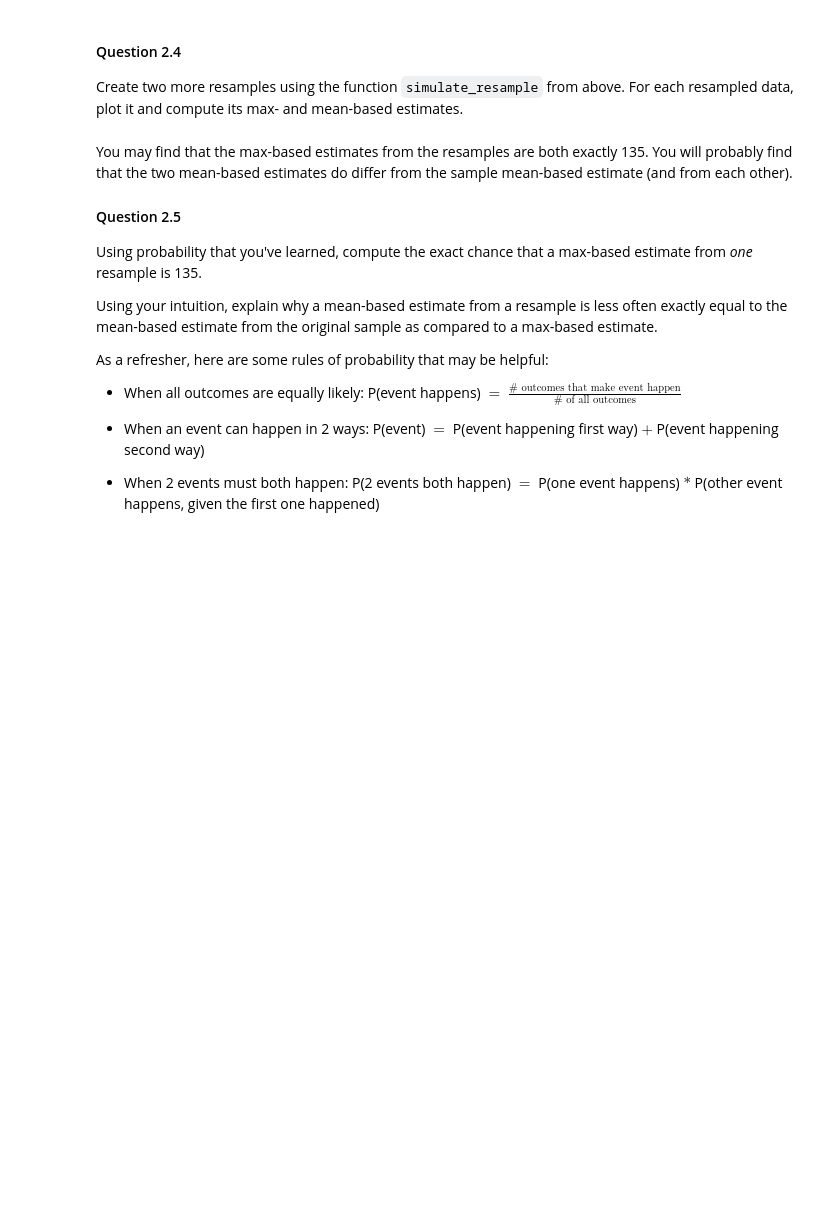
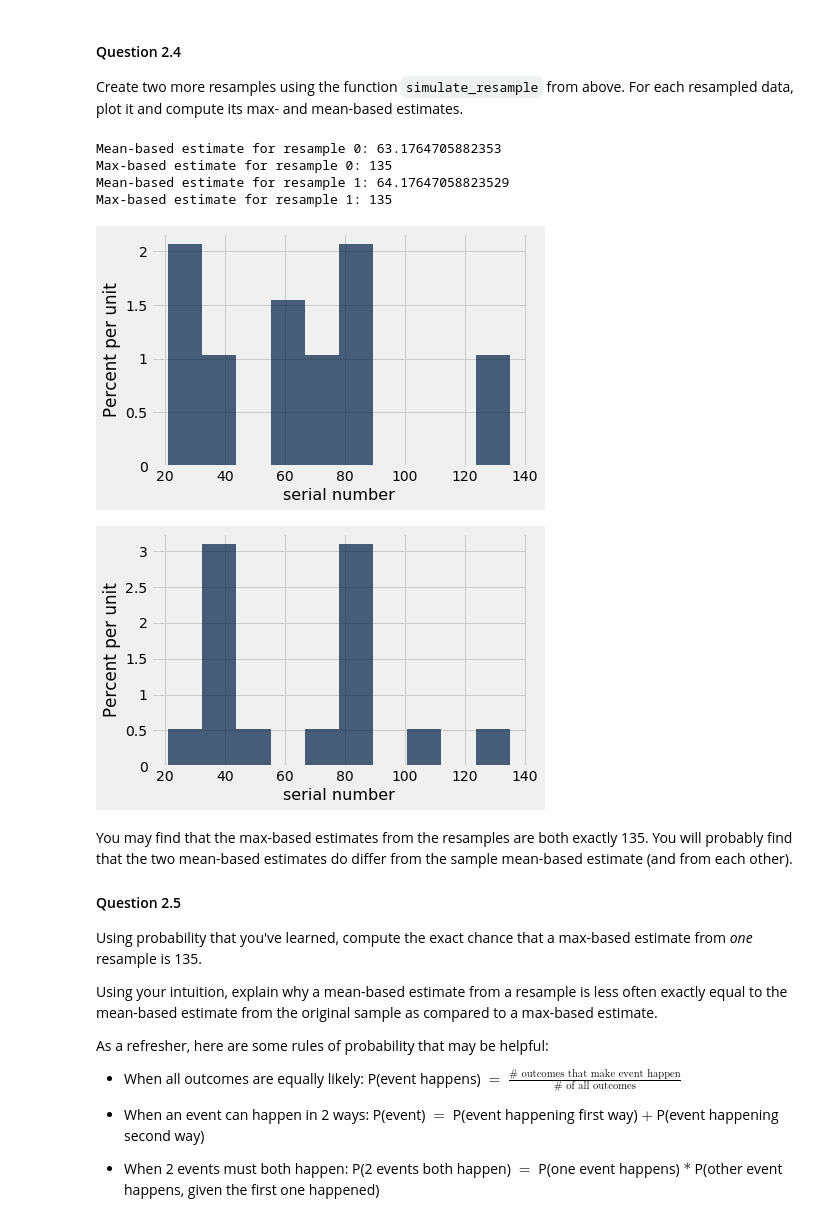
Before and after one commit to MikeyPitt/Data-Science, a Jupyter notebook: lab05.ipynb, the cells around one changed output. Cells and saved outputs as stored; diff of their text form; code cells hidden in the pictures; blank space fills up the shorter version.

```diff
--- a/lab05.ipynb
+++ b/lab05.ipynb
@@ -154,19 +163,26 @@ check('tests/q2_3.py')
 #### Question 2.4
 Create two more resamples using the function `simulate_resample` from above. For each resampled data, plot it and compute its max- and mean-based estimates.
 # %%
-resample_0 = ...
-...
-mean_based_estimate_0 = ...
-max_based_estimate_0 = ...
+resample_0 = simulate_resample()
+resample_0.hist()
+mean_based_estimate_0 = np.average(resample_0.column("serial number"))
+max_based_estimate_0 = max(resample_0.column("serial number"))
 print("Mean-based estimate for resample 0:", mean_based_estimate_0)
 print("Max-based estimate for resample 0:", max_based_estimate_0)
 
-resample_1 = ...
-...
-mean_based_estimate_1 = ...
-max_based_estimate_1 = ...
+resample_1 = simulate_resample()
+resample_1.hist()
+mean_based_estimate_1 = np.average(resample_1.column("serial number"))
+max_based_estimate_1 = max(resample_1.column("serial number"))
 print("Mean-based estimate for resample 1:", mean_based_estimate_1)
 print("Max-based estimate for resample 1:", max_based_estimate_1)
+# %% [output]
+Mean-based estimate for resample 0: 63.1764705882353
+Max-based estimate for resample 0: 135
+Mean-based estimate for resample 1: 64.17647058823529
+Max-based estimate for resample 1: 135
+[figure, added]
+[figure, added]
 # %% [markdown]
 You may find that the max-based estimates from the resamples are both exactly 135.  You will probably find that the two mean-based estimates do differ from the sample mean-based estimate (and from each other).
 
```
Also changed, not shown: parts of 14 cells of this notebook.
